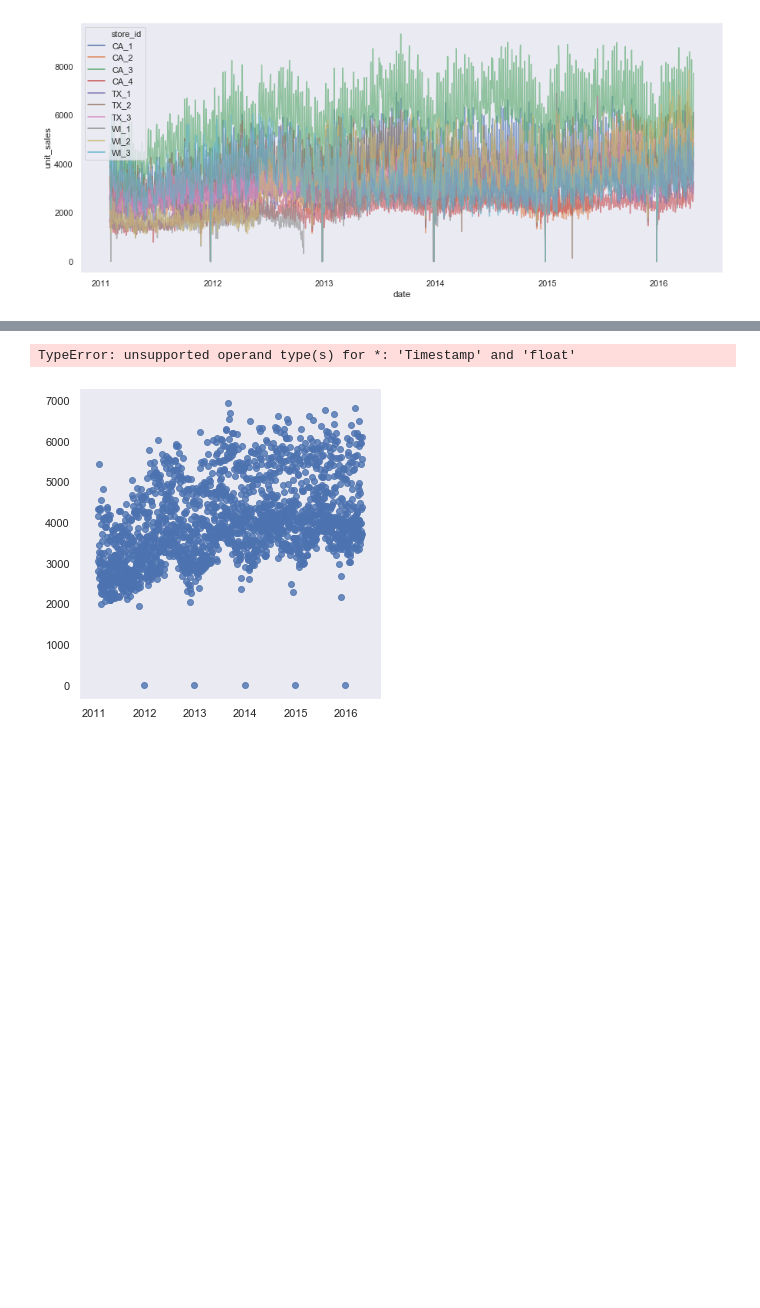
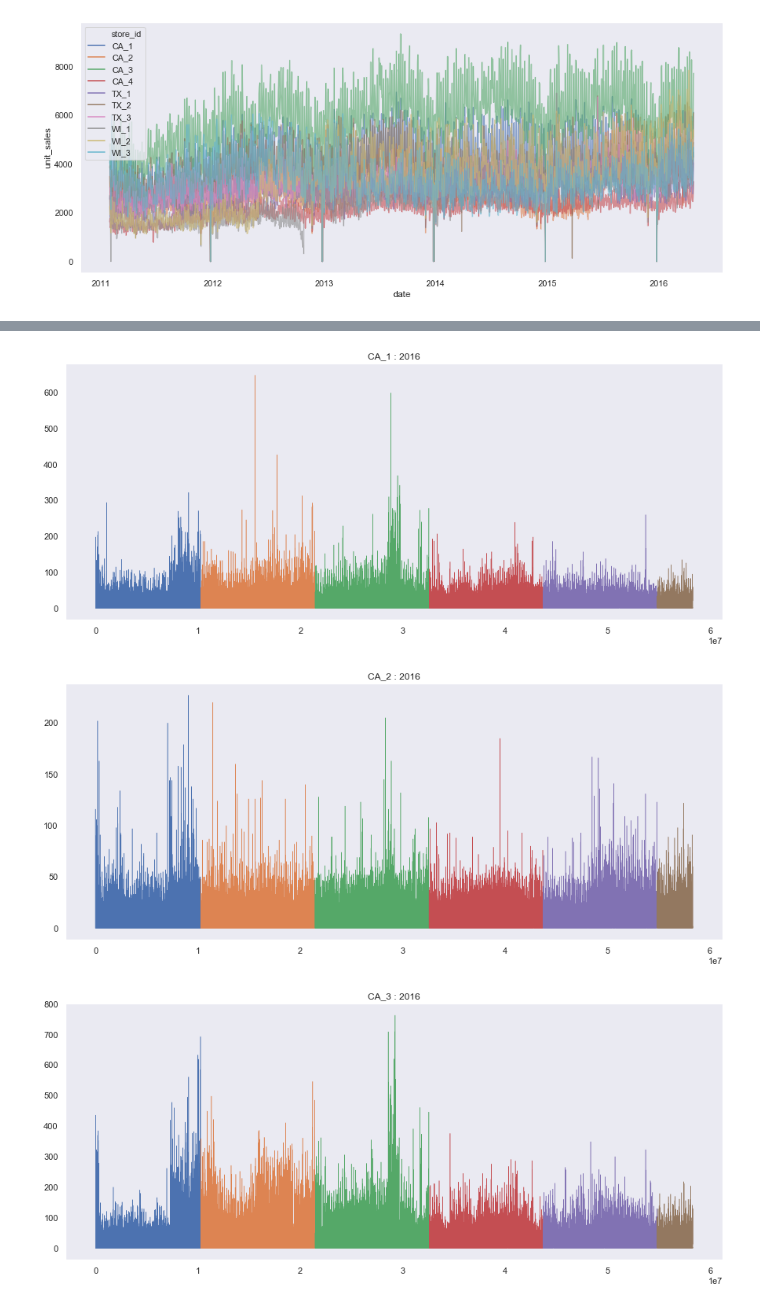
Before and after one commit to cpglenn/m5-forecasting-accuracy, a Jupyter notebook: master.ipynb, the cells around one changed output, grey strips where cells are left out. Drawn from its saved outputs; the diff is of its cells as text; code cells hidden in the pictures; blank space fills up the shorter version.

```diff
--- a/master.ipynb
+++ b/master.ipynb
@@ -132,8 +184,0 @@ plt.show()
-# %%
-sns.lmplot(data=store_sales,
-             x='date',
-             y='unit_sales',
-             hue='store_id')
-# %% [output]
-TypeError: unsupported operand type(s) for *: 'Timestamp' and 'float'
-[figure, removed]
@@ -139,0 +188,13 @@ TypeError: unsupported operand type(s) for *: 'Timestamp' and 'float'
+# %%
+df3 = master
+years = list(master['date'].dt.year.unique())
+for store in stores:
+    for year in years:
+        temp = df3[(df3['store_id'] == store) & (df3['date'].dt.year == year)]
+        temp.loc[:, 'unit_sales'].plot(linewidth=0.5)
+        plt.title('{0} : {1}'.format(store, year))
+    plt.show()
+# %% [output]
+[figure, added]
+[figure, added]
+[figure, added]
```
Also changed, not shown: parts of 11 cells of this notebook, 2 other files.
